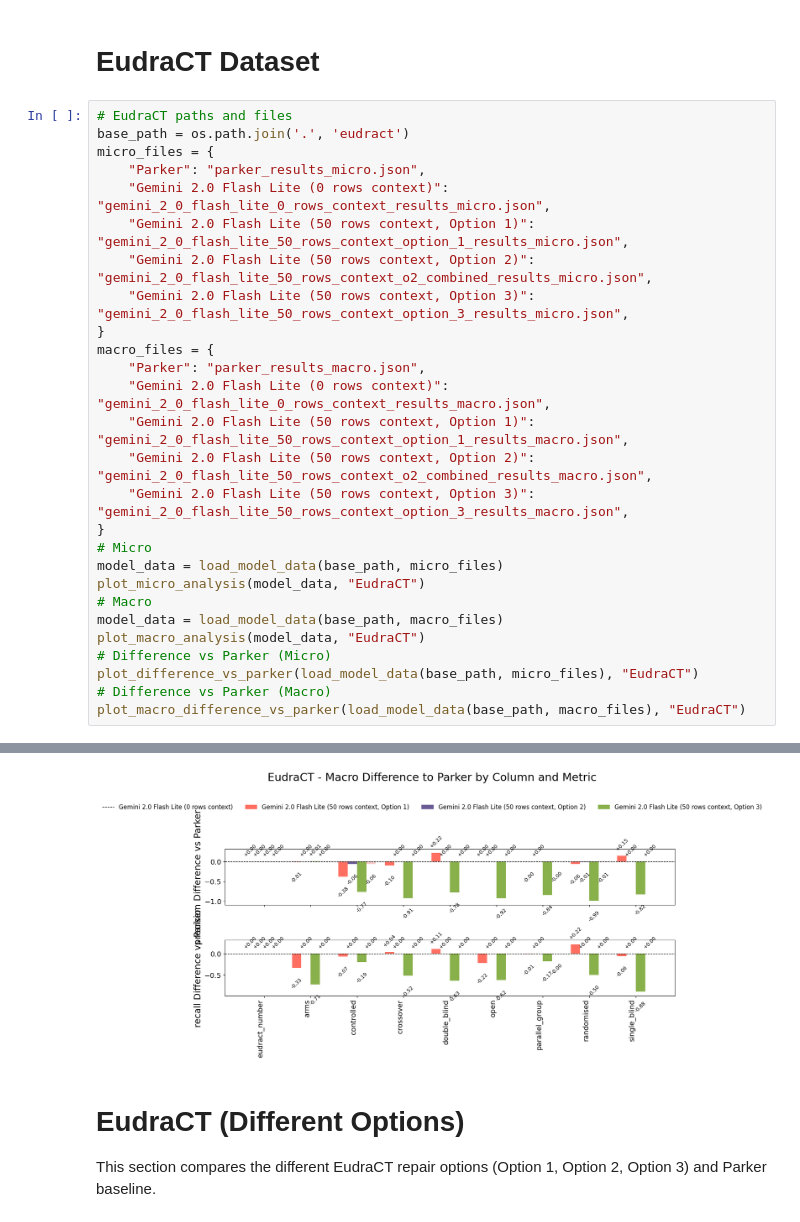
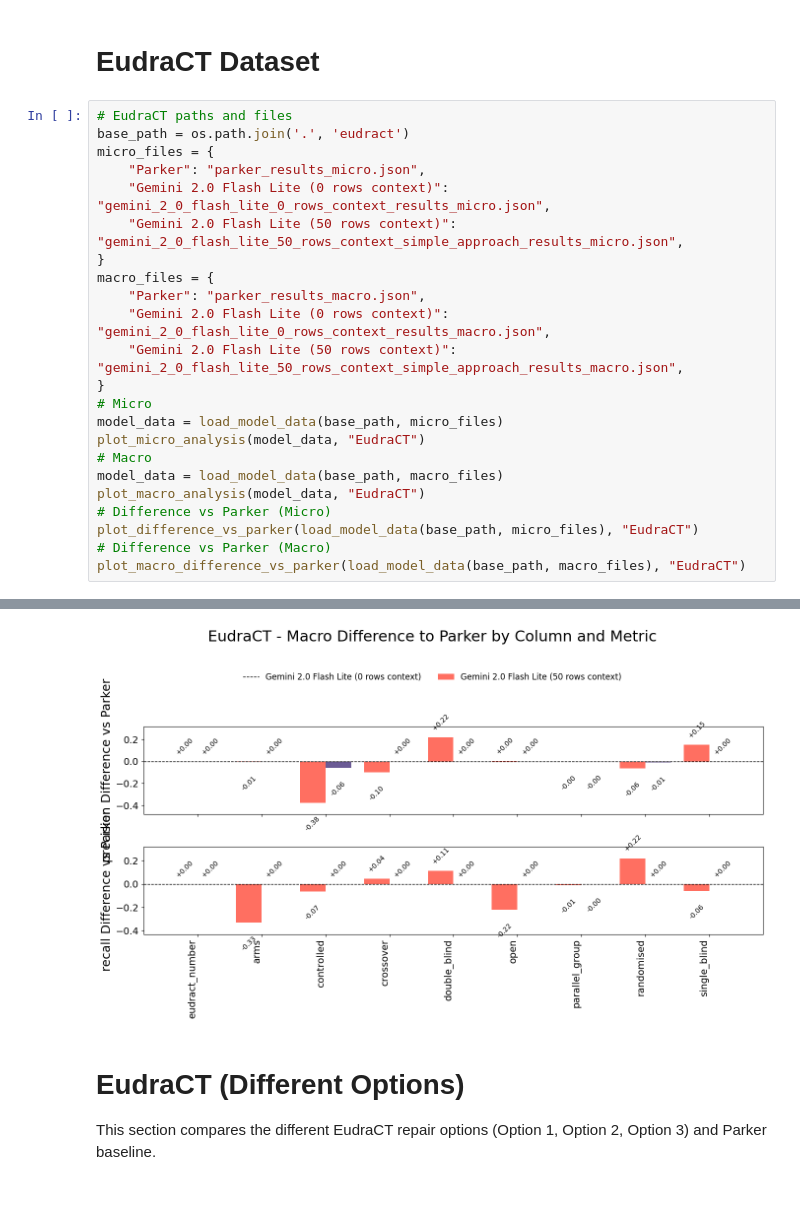
Before and after one commit to lukasketzer/llm_data_quality_assistant, a Jupyter notebook: analysis/results/graphs.ipynb, the cells around one changed output, grey strips where cells are left out. Cells and saved outputs as stored; diff of their text form; blank space fills up the shorter version.

```diff
--- a/analysis/results/graphs.ipynb
+++ b/analysis/results/graphs.ipynb
@@ -237,16 +237,12 @@ base_path = os.path.join('.', 'eudract')
 micro_files = {
     "Parker": "parker_results_micro.json",
     "Gemini 2.0 Flash Lite (0 rows context)": "gemini_2_0_flash_lite_0_rows_context_results_micro.json",
-    "Gemini 2.0 Flash Lite (50 rows context, Option 1)": "gemini_2_0_flash_lite_50_rows_context_option_1_results_micro.json",
-    "Gemini 2.0 Flash Lite (50 rows context, Option 2)": "gemini_2_0_flash_lite_50_rows_context_o2_combined_results_micro.json",
-    "Gemini 2.0 Flash Lite (50 rows context, Option 3)": "gemini_2_0_flash_lite_50_rows_context_option_3_results_micro.json",
+    "Gemini 2.0 Flash Lite (50 rows context)": "gemini_2_0_flash_lite_50_rows_context_simple_approach_results_micro.json",
 }
 macro_files = {
     "Parker": "parker_results_macro.json",
     "Gemini 2.0 Flash Lite (0 rows context)": "gemini_2_0_flash_lite_0_rows_context_results_macro.json",
-    "Gemini 2.0 Flash Lite (50 rows context, Option 1)": "gemini_2_0_flash_lite_50_rows_context_option_1_results_macro.json",
-    "Gemini 2.0 Flash Lite (50 rows context, Option 2)": "gemini_2_0_flash_lite_50_rows_context_o2_combined_results_macro.json",
-    "Gemini 2.0 Flash Lite (50 rows context, Option 3)": "gemini_2_0_flash_lite_50_rows_context_option_3_results_macro.json",
+    "Gemini 2.0 Flash Lite (50 rows context)": "gemini_2_0_flash_lite_50_rows_context_simple_approach_results_macro.json",
 }
 # Micro
 model_data = load_model_data(base_path, micro_files)
@@ -265,4 +261,4 @@ plot_macro_difference_vs_parker(load_model_data(base_path, macro_files), "EudraC
-[figure, old version]
+[figure, new version]
 # %% [markdown]
 # EudraCT (Different Options)
 
```
Also changed, not shown: parts of 3 cells of this notebook, 9 other files.
